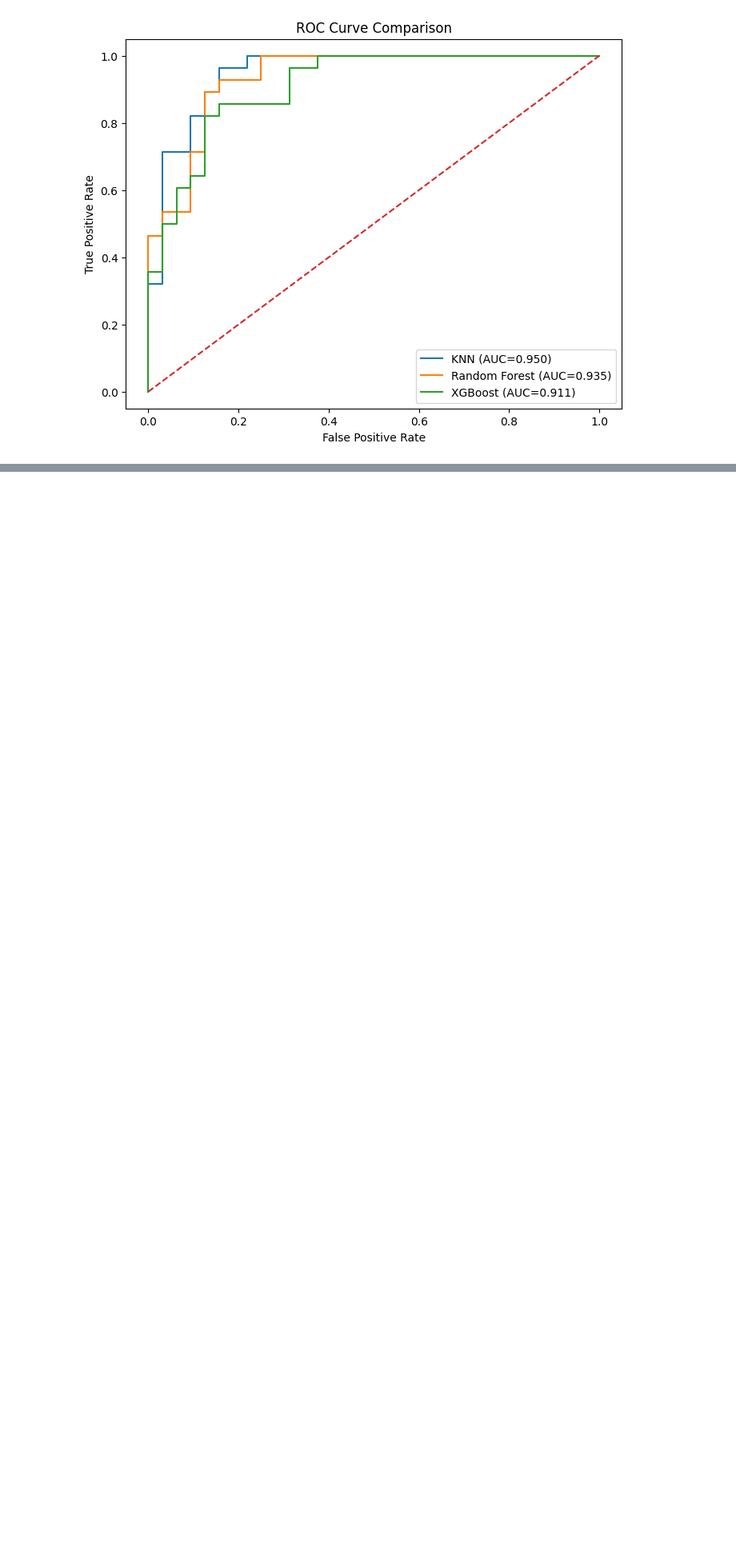
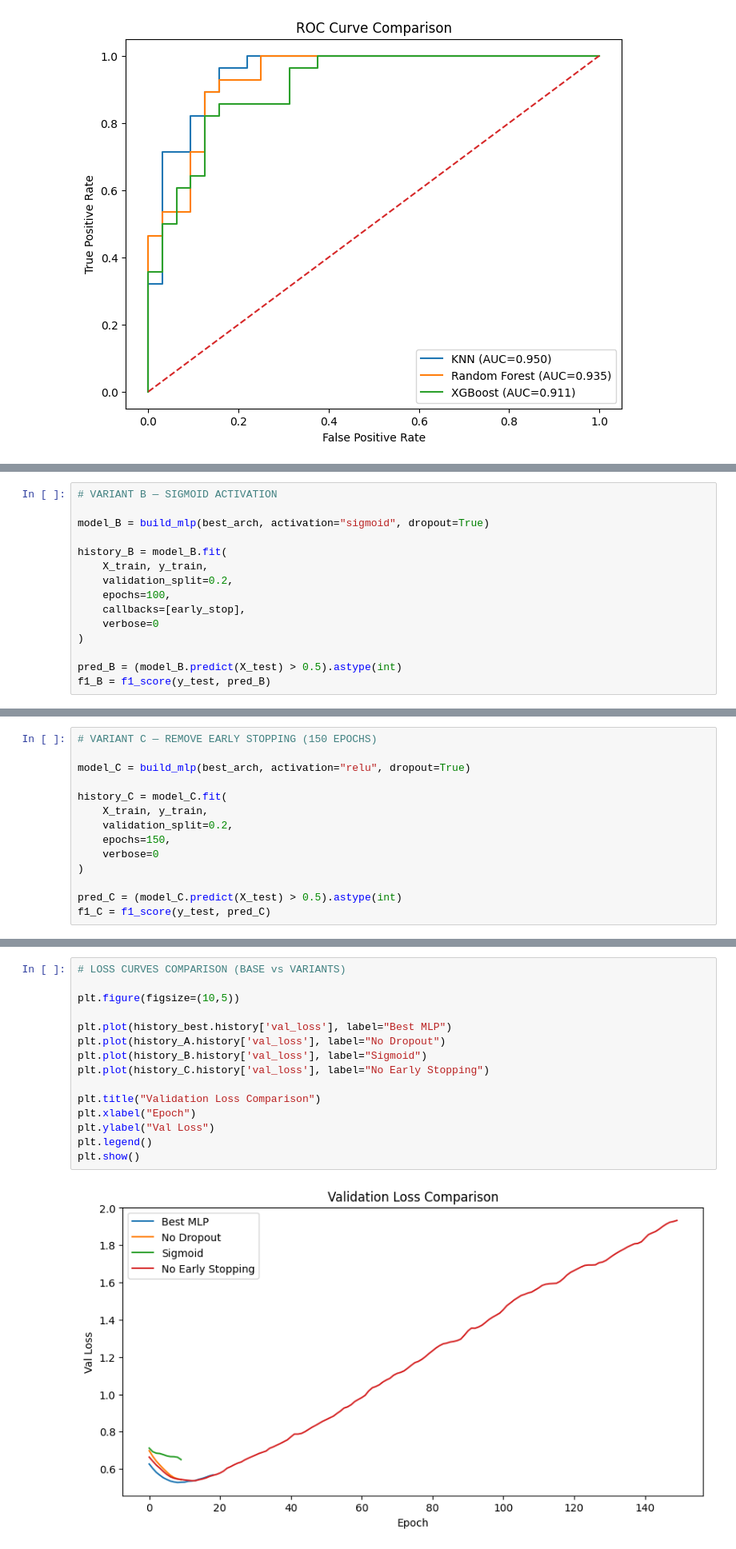
Before and after one commit to aneeqahabib/23i-2631_DM_4, a Jupyter notebook: 23i-2631.ipynb, the cells around one changed output, grey strips where cells are left out. Shown at 80% size. Drawn from its saved outputs; the diff is of its cells as text; blank space fills up the shorter version.

```diff
--- a/23i-2631.ipynb
+++ b/23i-2631.ipynb
@@ -956,0 +1334,15 @@ plt.show()
+# %%
+# VARIANT B — SIGMOID ACTIVATION
+
+model_B = build_mlp(best_arch, activation="sigmoid", dropout=True)
+
+history_B = model_B.fit(
+    X_train, y_train,
+    validation_split=0.2,
+    epochs=100,
+    callbacks=[early_stop],
+    verbose=0
+)
+
+pred_B = (model_B.predict(X_test) > 0.5).astype(int)
+f1_B = f1_score(y_test, pred_B)
@@ -956,0 +1351,14 @@ plt.show()
+# %%
+# VARIANT C — REMOVE EARLY STOPPING (150 EPOCHS)
+
+model_C = build_mlp(best_arch, activation="relu", dropout=True)
+
+history_C = model_C.fit(
+    X_train, y_train,
+    validation_split=0.2,
+    epochs=150,
+    verbose=0
+)
+
+pred_C = (model_C.predict(X_test) > 0.5).astype(int)
+f1_C = f1_score(y_test, pred_C)
@@ -956,0 +1382,17 @@ plt.show()
+# %%
+# LOSS CURVES COMPARISON (BASE vs VARIANTS)
+
+plt.figure(figsize=(10,5))
+
+plt.plot(history_best.history['val_loss'], label="Best MLP")
+plt.plot(history_A.history['val_loss'], label="No Dropout")
+plt.plot(history_B.history['val_loss'], label="Sigmoid")
+plt.plot(history_C.history['val_loss'], label="No Early Stopping")
+
+plt.title("Validation Loss Comparison")
+plt.xlabel("Epoch")
+plt.ylabel("Val Loss")
+plt.legend()
+plt.show()
+# %% [output]
+[figure, added]
```
Also changed, not shown: parts of 33 cells of this notebook.
